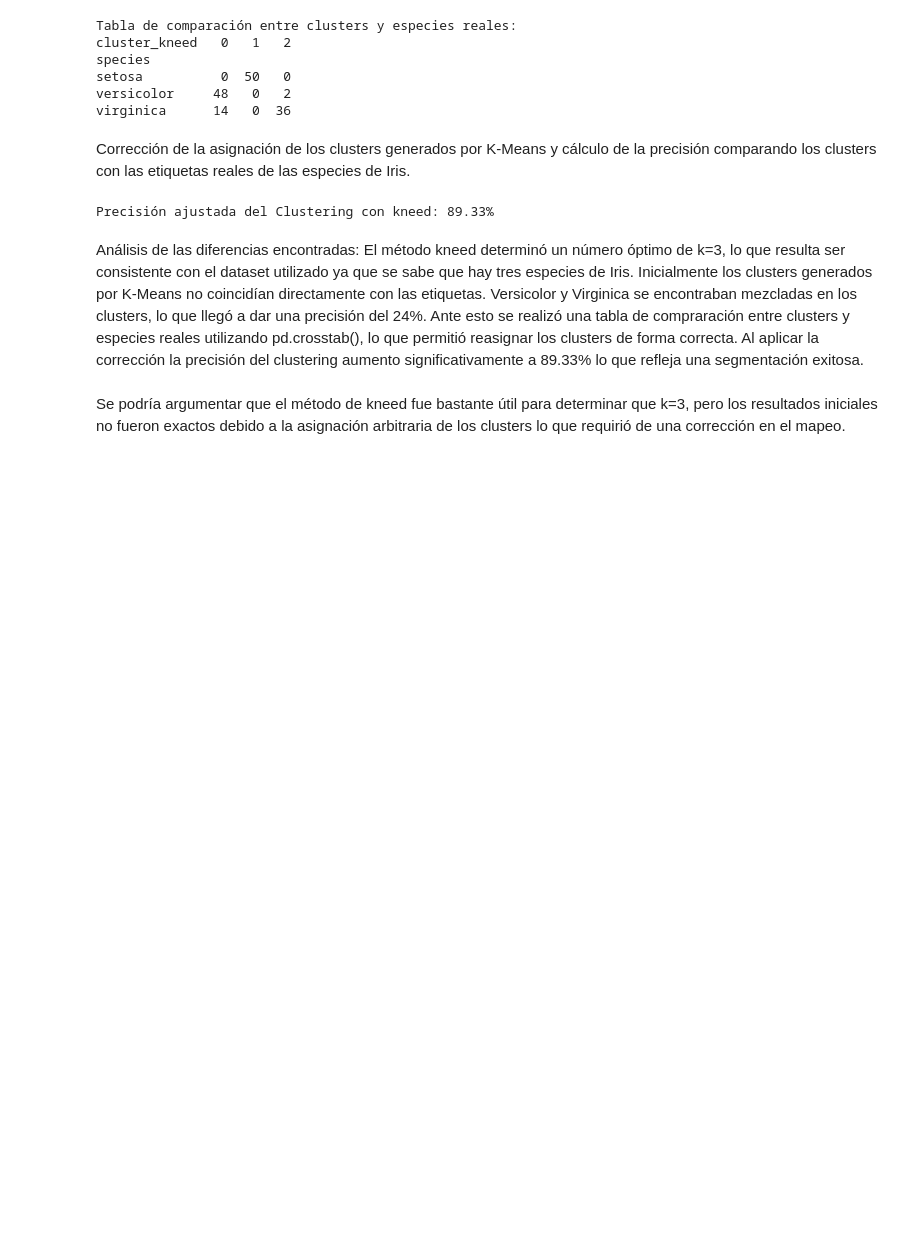
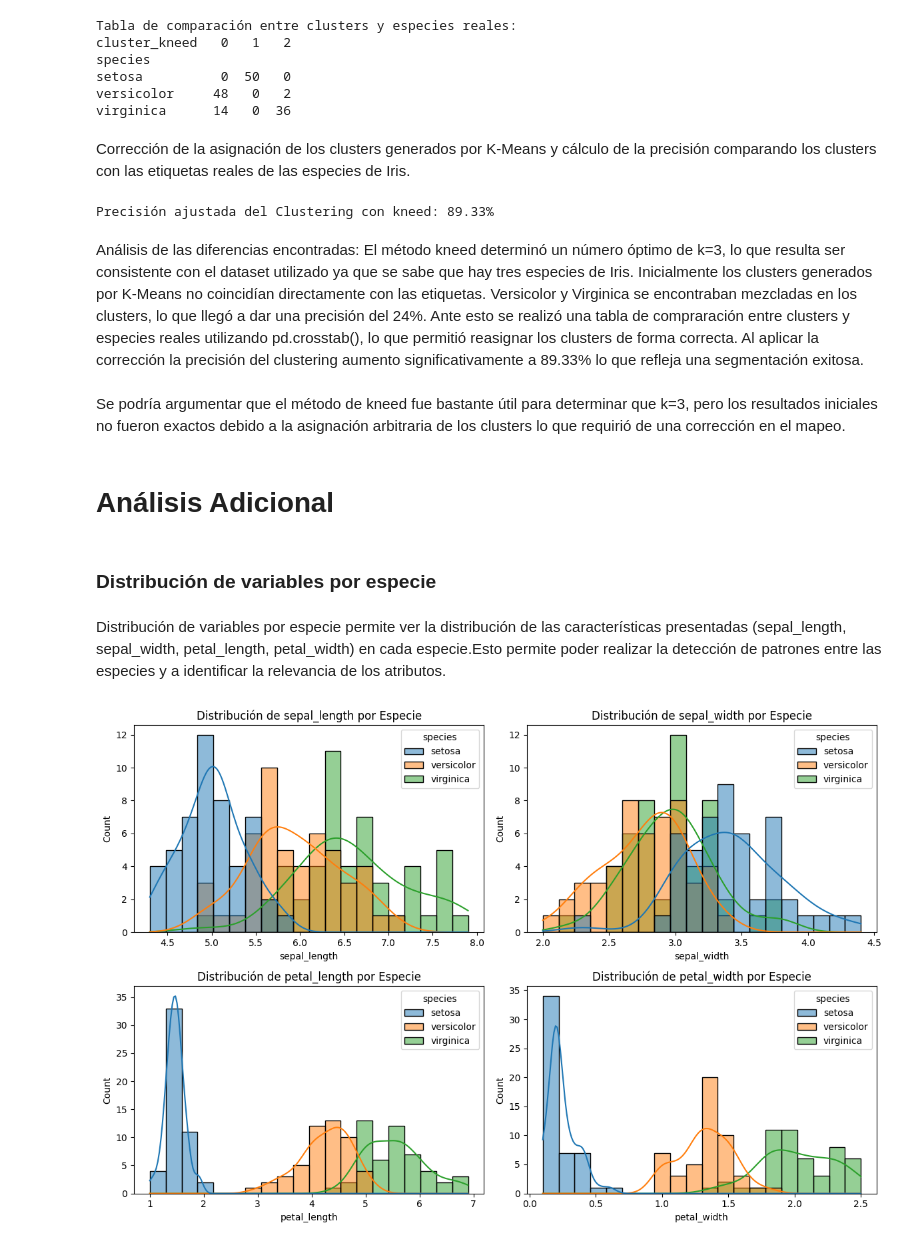
Before and after one commit to tsc221645/CC3074_HT2, a Jupyter notebook: analisis_ht2.ipynb, the cells around one changed output. Drawn from its saved outputs; the diff is of its cells as text; code cells hidden in the pictures; blank space fills up the shorter version.

```diff
--- a/analisis_ht2.ipynb
+++ b/analisis_ht2.ipynb
@@ -222,7 +207,7 @@ Como podemos ver en la gráfica usando wl WCSS para estimar el número óptimo d
 ## Realizando distintas gráficas de clusters
 # %%
 # para k=[2,3,4,5]
-for k in range(2,6):
+for k in range(2,5):
     kmeans_final_petal = KMeans(n_clusters=k, random_state=50)
     data[f"cluster_petal_{k}"] = kmeans_final_petal.fit_predict(scaled_data)
     sns.scatterplot(x=data["petal_length"], y=data['petal_width'], hue=data[f"cluster_petal_{k}"], palette='pastel', s=80)
@@ -318,3 +301,23 @@ Precisión ajustada del Clustering con kneed: 89.33%
 Análisis de las diferencias encontradas: El método kneed determinó un número óptimo de k=3, lo que resulta ser consistente con el dataset utilizado ya que se sabe que hay tres especies de Iris. Inicialmente los clusters generados por K-Means no coincidían directamente con las etiquetas. Versicolor y Virginica se encontraban mezcladas en los clusters, lo que llegó a dar una precisión del 24%. Ante esto se realizó una tabla de compraración entre clusters y especies reales utilizando pd.crosstab(), lo que permitió reasignar los clusters de forma correcta. Al aplicar la corrección la precisión del clustering aumento significativamente a 89.33% lo que refleja una segmentación exitosa.
 # %% [markdown]
 Se podría argumentar que el método de kneed fue bastante útil para determinar que k=3, pero los resultados iniciales no fueron exactos debido a la asignación arbitraria de los clusters lo que requirió de una corrección en el mapeo.
+# %% [markdown]
+# Análisis Adicional
+# %% [markdown]
+### Distribución de variables por especie
+# %% [markdown]
+Distribución de variables por especie permite ver la distribución de las características presentadas (sepal_length, sepal_width, petal_length, petal_width) en cada especie.Esto permite poder realizar la detección de patrones entre las especies y a identificar la relevancia de los atributos.
+# %%
+# variables a tomar en cuenta
+features = ['sepal_length', 'sepal_width', 'petal_length', 'petal_width']
+#Graficar las distribuciones de cada variable segun las 3 especies presentes
+plt.figure(figsize=(12,8))
+for i, feature in enumerate(features):
+    plt.subplot(2, 2, i+1)
+    sns.histplot(data=df_real, x=feature, hue="species", kde=True, bins=20)
+    plt.title(f"Distribución de {feature} por Especie")
+
+plt.tight_layout()
+plt.show()
+# %% [output]
+[figure, added]
```
Also changed, not shown: parts of 22 cells of this notebook.
